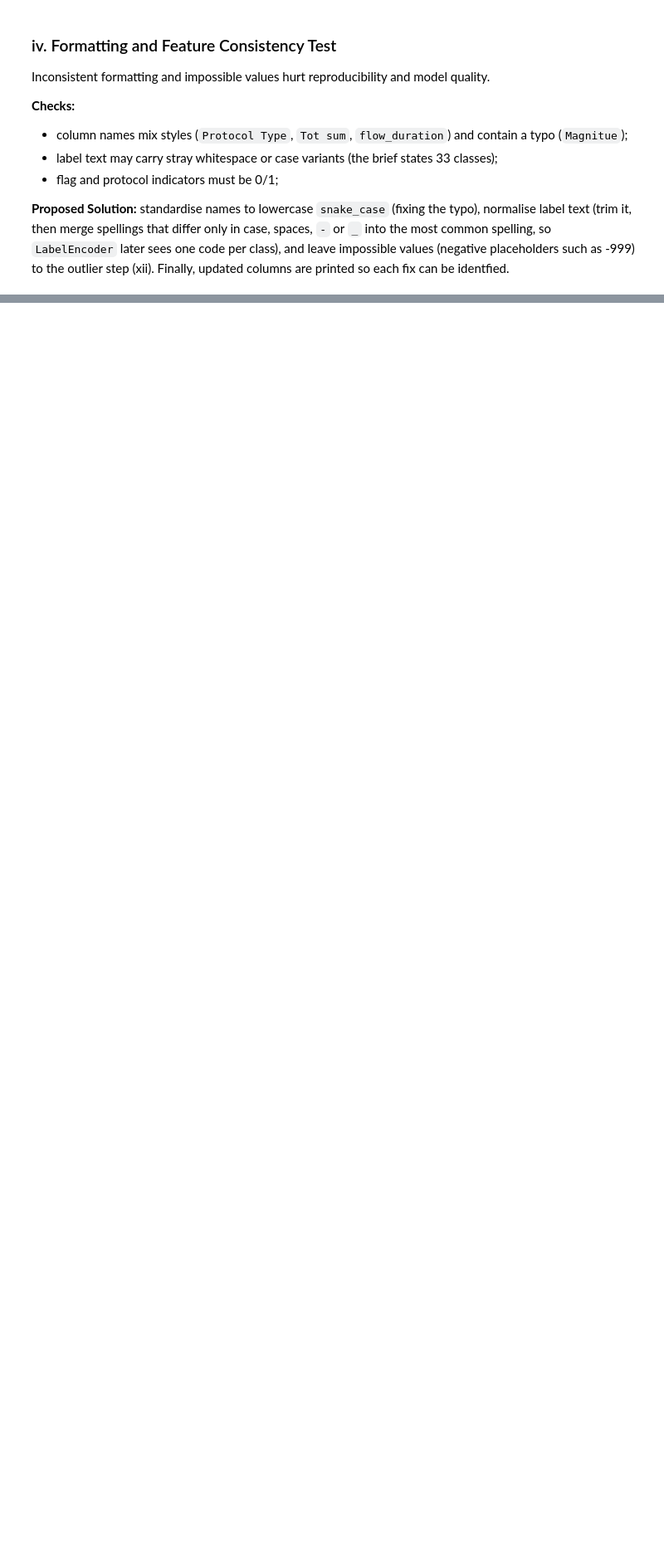
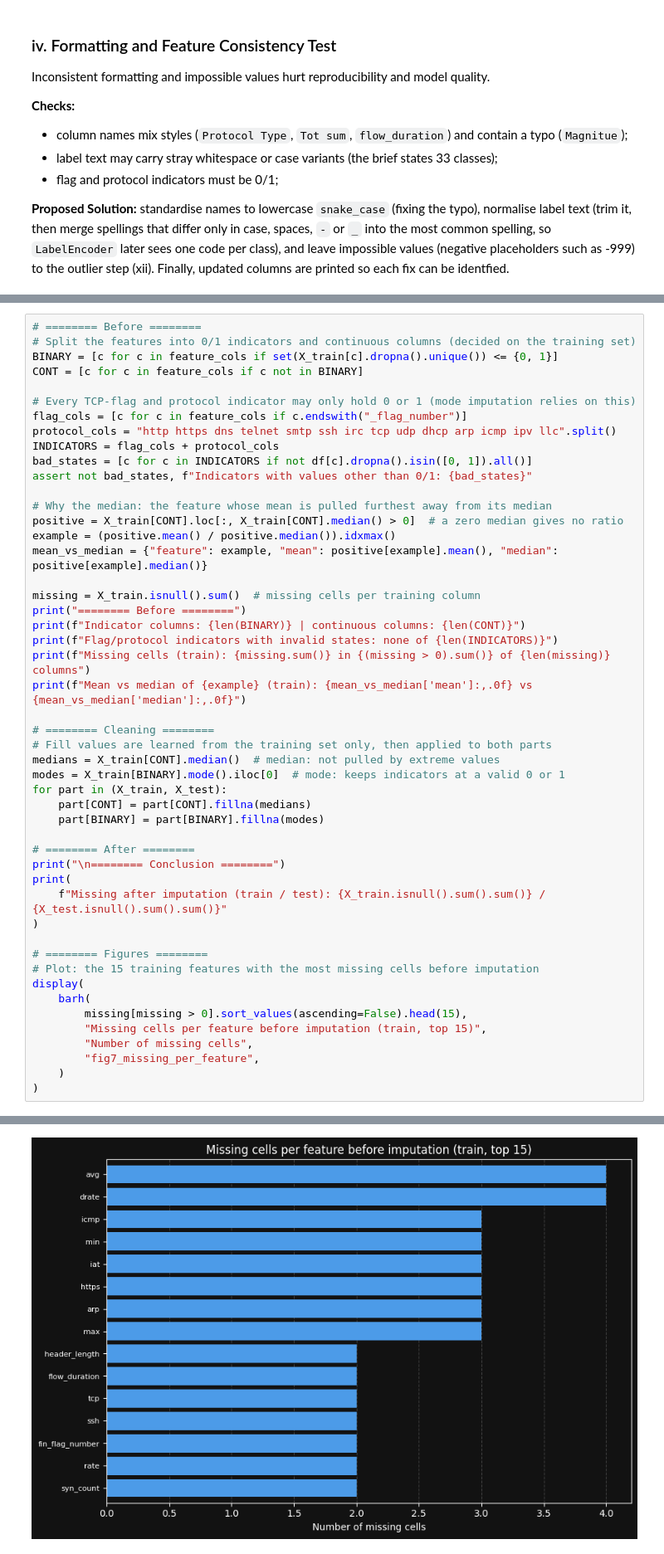
Before and after one commit to MR-Goldenyt/Argus, a Jupyter notebook: Argus.ipynb, the cells around one changed output, grey strips where cells are left out. Shown at 83% size. Drawn from its saved outputs; the diff is of its cells as text; blank space fills up the shorter version.

```diff
--- a/Argus.ipynb
+++ b/Argus.ipynb
@@ -1187,0 +602,50 @@ else:
+# %%
+# ======== Before ========
+# Split the features into 0/1 indicators and continuous columns (decided on the training set)
+BINARY = [c for c in feature_cols if set(X_train[c].dropna().unique()) <= {0, 1}]
+CONT = [c for c in feature_cols if c not in BINARY]
+
+# Every TCP-flag and protocol indicator may only hold 0 or 1 (mode imputation relies on this)
+flag_cols = [c for c in feature_cols if c.endswith("_flag_number")]
+protocol_cols = "http https dns telnet smtp ssh irc tcp udp dhcp arp icmp ipv llc".split()
+INDICATORS = flag_cols + protocol_cols
+bad_states = [c for c in INDICATORS if not df[c].dropna().isin([0, 1]).all()]
+assert not bad_states, f"Indicators with values other than 0/1: {bad_states}"
+
+# Why the median: the feature whose mean is pulled furthest away from its median
+positive = X_train[CONT].loc[:, X_train[CONT].median() > 0]  # a zero median gives no ratio
+example = (positive.mean() / positive.median()).idxmax()
+mean_vs_median = {"feature": example, "mean": positive[example].mean(), "median": positive[example].median()}
+
+missing = X_train.isnull().sum()  # missing cells per training column
+print("======== Before ========")
+print(f"Indicator columns: {len(BINARY)} | continuous columns: {len(CONT)}")
+print(f"Flag/protocol indicators with invalid states: none of {len(INDICATORS)}")
+print(f"Missing cells (train): {missing.sum()} in {(missing > 0).sum()} of {len(missing)} columns")
+print(f"Mean vs median of {example} (train): {mean_vs_median['mean']:,.0f} vs {mean_vs_median['median']:,.0f}")
+
+# ======== Cleaning ========
+# Fill values are learned from the training set only, then applied to both parts
+medians = X_train[CONT].median()  # median: not pulled by extreme values
+modes = X_train[BINARY].mode().iloc[0]  # mode: keeps indicators at a valid 0 or 1
+for part in (X_train, X_test):
+    part[CONT] = part[CONT].fillna(medians)
+    part[BINARY] = part[BINARY].fillna(modes)
+
+# ======== After ========
+print("\n======== Conclusion ========")
+print(
+    f"Missing after imputation (train / test): {X_train.isnull().sum().sum()} / {X_test.isnull().sum().sum()}"
+)
+
+# ======== Figures ========
+# Plot: the 15 training features with the most missing cells before imputation
+display(
+    barh(
+        missing[missing > 0].sort_values(ascending=False).head(15),
+        "Missing cells per feature before imputation (train, top 15)",
+        "Number of missing cells",
+        "fig7_missing_per_feature",
+    )
+)
+# %% [output]
@@ -1187,0 +660 @@ else:
+[figure, added]
```
Also changed, not shown: parts of 73 cells of this notebook.
